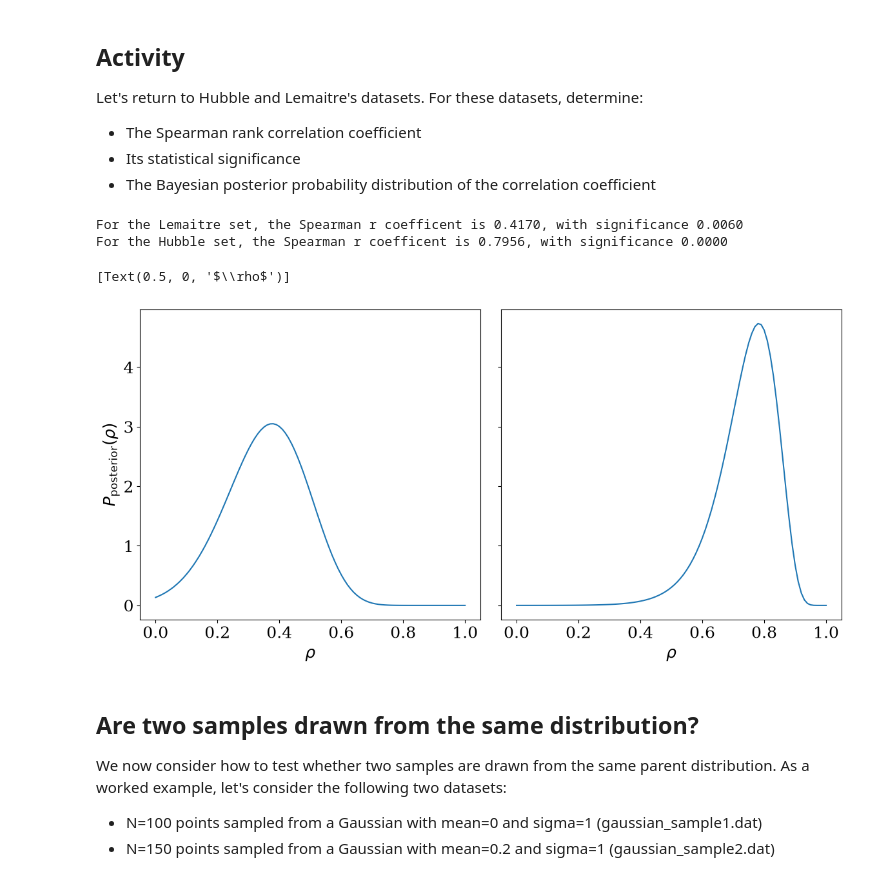
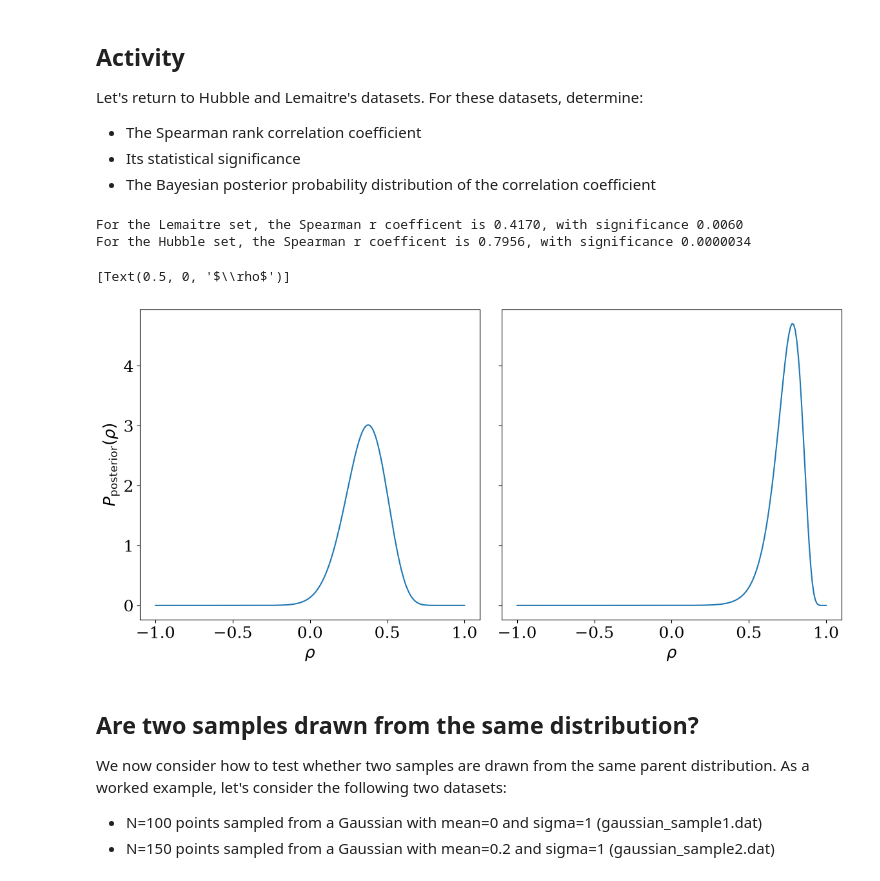
Before and after one commit to bray217/CAS_Stats_course_Sep_25, a Jupyter notebook: TO_CHANGE_Jupyter_notebooks/Notebook_Class2_CorrelationTesting.ipynb, the cells around one changed output. Saved outputs shown, nothing was run; the diff lists cells and outputs as text; code cells hidden in the pictures.

```diff
--- a/TO_CHANGE_Jupyter_notebooks/Notebook_Class2_CorrelationTesting.ipynb
+++ b/TO_CHANGE_Jupyter_notebooks/Notebook_Class2_CorrelationTesting.ipynb
@@ -253,42 +253,44 @@ lemaitre_rho, lemaitre_rho_p = stats.spearmanr(lemaitreDist, lemaitreVel)
 print(f"For the Lemaitre set, the Spearman r coefficent is {lemaitre_rho:.4f}, with significance {lemaitre_rho_p:.4f}")
 
 hubble_rho, hubble_rho_p = stats.spearmanr(hubbleDist, hubbleVel)
-print(f"For the Hubble set, the Spearman r coefficent is {hubble_rho:.4f}, with significance {hubble_rho_p:.4f}")
+print(f"For the Hubble set, the Spearman r coefficent is {hubble_rho:.4f}, with significance {hubble_rho_p:.7f}")
 # %% [output]
 For the Lemaitre set, the Spearman r coefficent is 0.4170, with significance 0.0060
-For the Hubble set, the Spearman r coefficent is 0.7956, with significance 0.0000
+For the Hubble set, the Spearman r coefficent is 0.7956, with significance 0.0000034
 # %%
 
 #* Copied from above
-xmin,xmax,nx = 0.,1.,101
+xmin,xmax,nx = 0.,1.,101 #! could be -1,1
+xmin,xmax,nx = -1.,1.,201  #different choice of PRIOR on rho
+
 x = np.linspace(xmin,xmax,nx)
 dx = (xmax-xmin)/nx
 
 
 lemaitre_t1 = (1.-x**2)**(0.5*(lemaitre_N-1))
 lemaitre_t2 = (1.-x*lemaitre_r)**(lemaitre_N-1.5)
 lemaitre_t3 = (1. + (1./(lemaitre_N-0.5))*((1.+lemaitre_r*x)/8.))
 
 lemaitre_prob_dist = (lemaitre_t1/lemaitre_t2) * lemaitre_t3
 lemaitre_prob_dist /= np.sum(lemaitre_prob_dist)*dx
 
 hubble_t1 = (1.-x**2)**(0.5*(hubble_N-1))
 hubble_t2 = (1.-x*hubble_r)**(hubble_N-1.5)
 hubble_t3 = (1. + (1./(hubble_N-0.5))*((1.+hubble_r*x)/8.))
 
 hubble_prob_dist = (hubble_t1/hubble_t2) * hubble_t3
 hubble_prob_dist /= np.sum(hubble_prob_dist)*dx
 
 fig, ax = plt.subplots(1,2, figsize=(12,6), sharex=True, sharey=True)
 
 ax[0].plot(x,lemaitre_prob_dist)
 ax[0].set(xlabel = r'$\rho$', ylabel=r'$P_{\rm posterior}(\rho)$')
 
 ax[1].plot(x,hubble_prob_dist)
 ax[1].set(xlabel = r'$\rho$')#, ylabel=r'$P_{\rm posterior}(\rho)$')
 # %% [output]
 [Text(0.5, 0, '$\\rho$')]
-[figure, old version]
+[figure, new version]
 # %% [markdown]
 ## Are two samples drawn from the same distribution?
 
```
Also changed, not shown: parts of 2 cells of this notebook, 1 other file.
